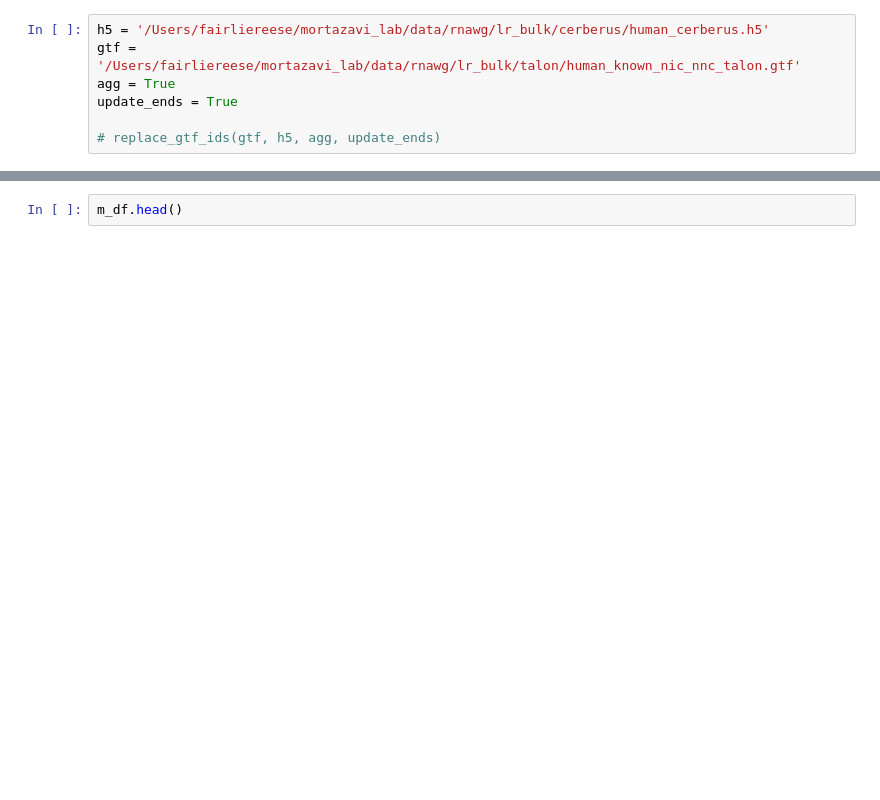
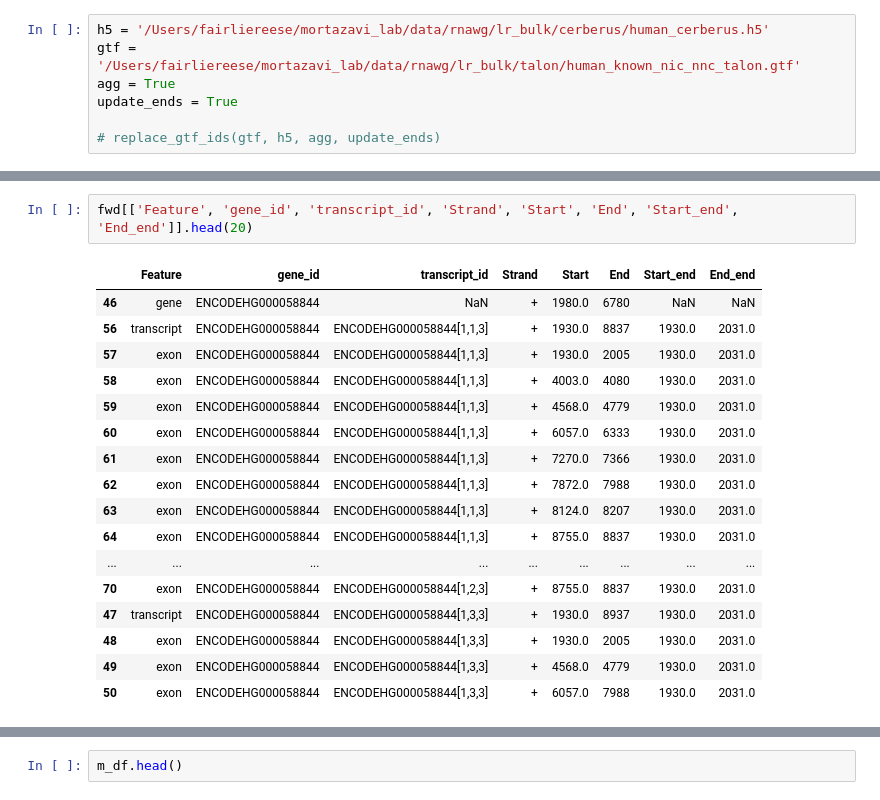
Before and after one commit to mortazavilab/cerberus, a Jupyter notebook: 220412_dev.ipynb, the cells around one changed output, grey strips where cells are left out. Cells and saved outputs as stored; diff of their text form; blank space fills up the shorter version.

```diff
--- a/220412_dev.ipynb
+++ b/220412_dev.ipynb
@@ -103,0 +330,20 @@ else:
+# %%
+fwd[['Feature', 'gene_id', 'transcript_id', 'Strand', 'Start', 'End', 'Start_end', 'End_end']].head(20)
+# %% [output]
+|  | Feature | gene_id | transcript_id | Strand | Start | End | Start_end | End_end |
+| 46 | gene | ENCODEHG000058844 | NaN | + | 1980.0 | 6780 | NaN | NaN |
+| 56 | transcript | ENCODEHG000058844 | ENCODEHG000058844[1,1,3] | + | 1930.0 | 8837 | 1930.0 | 2031.0 |
+| 57 | exon | ENCODEHG000058844 | ENCODEHG000058844[1,1,3] | + | 1930.0 | 2005 | 1930.0 | 2031.0 |
+| 58 | exon | ENCODEHG000058844 | ENCODEHG000058844[1,1,3] | + | 4003.0 | 4080 | 1930.0 | 2031.0 |
+| 59 | exon | ENCODEHG000058844 | ENCODEHG000058844[1,1,3] | + | 4568.0 | 4779 | 1930.0 | 2031.0 |
+| 60 | exon | ENCODEHG000058844 | ENCODEHG000058844[1,1,3] | + | 6057.0 | 6333 | 1930.0 | 2031.0 |
+| 61 | exon | ENCODEHG000058844 | ENCODEHG000058844[1,1,3] | + | 7270.0 | 7366 | 1930.0 | 2031.0 |
+| 62 | exon | ENCODEHG000058844 | ENCODEHG000058844[1,1,3] | + | 7872.0 | 7988 | 1930.0 | 2031.0 |
+| 63 | exon | ENCODEHG000058844 | ENCODEHG000058844[1,1,3] | + | 8124.0 | 8207 | 1930.0 | 2031.0 |
+| 64 | exon | ENCODEHG000058844 | ENCODEHG000058844[1,1,3] | + | 8755.0 | 8837 | 1930.0 | 2031.0 |
+| ... | ... | ... | ... | ... | ... | ... | ... | ... |
+| 70 | exon | ENCODEHG000058844 | ENCODEHG000058844[1,2,3] | + | 8755.0 | 8837 | 1930.0 | 2031.0 |
+| 47 | transcript | ENCODEHG000058844 | ENCODEHG000058844[1,3,3] | + | 1930.0 | 8937 | 1930.0 | 2031.0 |
+| 48 | exon | ENCODEHG000058844 | ENCODEHG000058844[1,3,3] | + | 1930.0 | 2005 | 1930.0 | 2031.0 |
+| 49 | exon | ENCODEHG000058844 | ENCODEHG000058844[1,3,3] | + | 4568.0 | 4779 | 1930.0 | 2031.0 |
+| 50 | exon | ENCODEHG000058844 | ENCODEHG000058844[1,3,3] | + | 6057.0 | 7988 | 1930.0 | 2031.0 |
```
Also changed, not shown: parts of 63 cells of this notebook, 1 other file.
